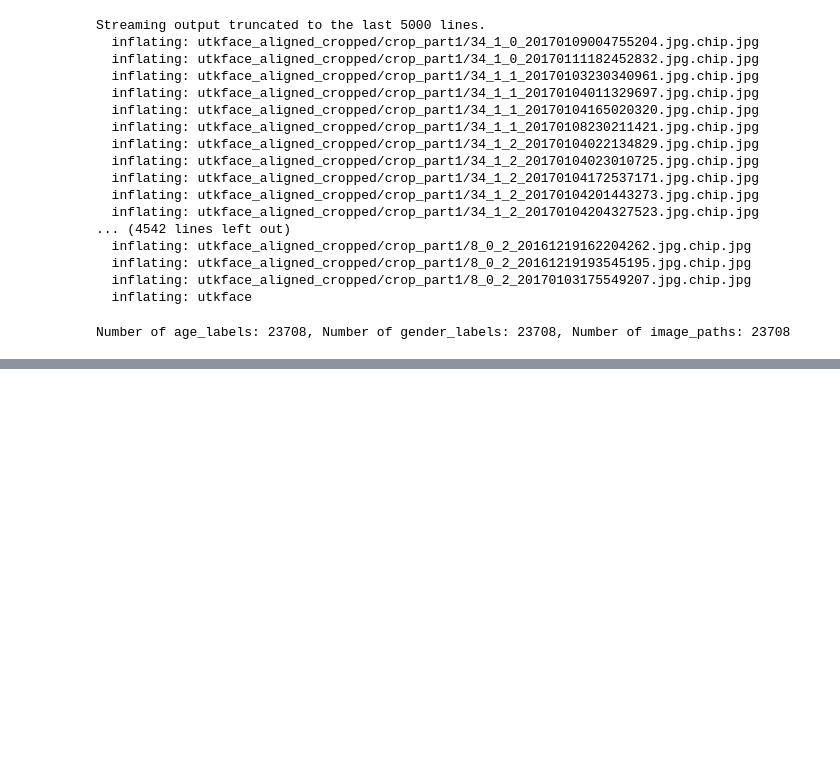
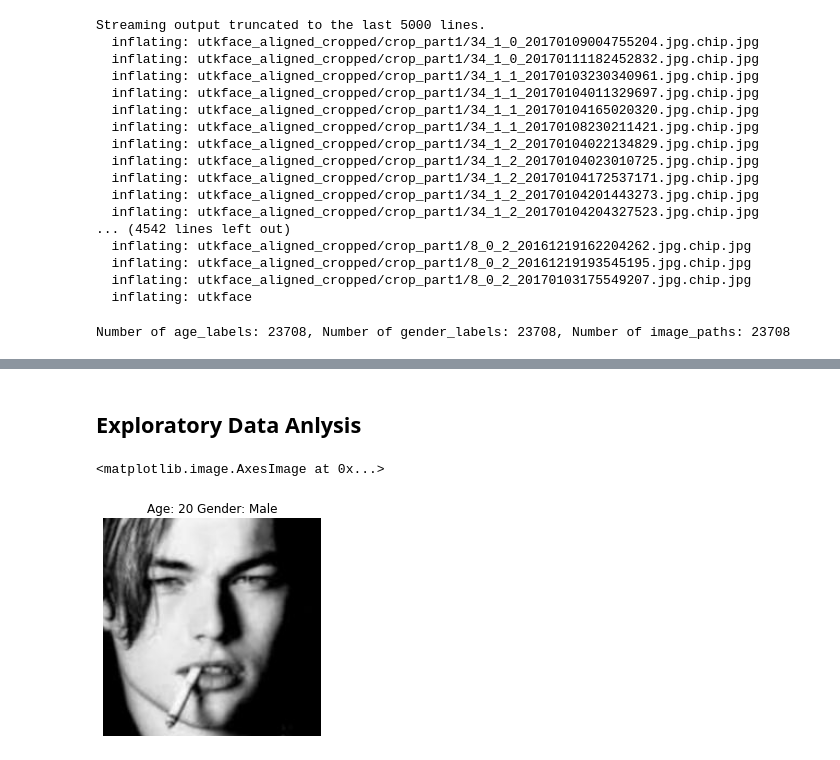
Before and after one commit to ammarlodhi255/codeclause_projects, a Jupyter notebook: Age and Gender Detection System/age_gender_detection.ipynb, the cells around one changed output, grey strips where cells are left out. Drawn from its saved outputs; the diff is of its cells as text; code cells hidden in the pictures; blank space fills up the shorter version.

```diff
--- a/Age and Gender Detection System/age_gender_detection.ipynb
+++ b/Age and Gender Detection System/age_gender_detection.ipynb
@@ -62,0 +68,5 @@ Number of age_labels: 23708, Number of gender_labels: 23708, Number of image_pat
+# %%
+import pandas as pd
+df = pd.DataFrame()
+df['image_path'], df['age'], df['gender'] = image_paths, age_labels, gender_labels
+df.head(5)
@@ -62,0 +80,16 @@ Number of age_labels: 23708, Number of gender_labels: 23708, Number of image_pat
+# %% [markdown]
+## Exploratory Data Anlysis
+# %%
+from PIL import Image
+import random
+
+rand_index = random.randint(0, len(image_paths))
+age = df['age'][rand_index]
+gender = df['gender'][rand_index]
+IMG = Image.open(df['image_path'][rand_index])
+plt.title(f'Age: {age} Gender: {gender_mapping[gender]}')
+plt.axis('off')
+plt.imshow(IMG)
+# %% [output]
+<matplotlib.image.AxesImage at 0x...>
+[figure, added]
```
Also changed, not shown: parts of 7 cells of this notebook.
